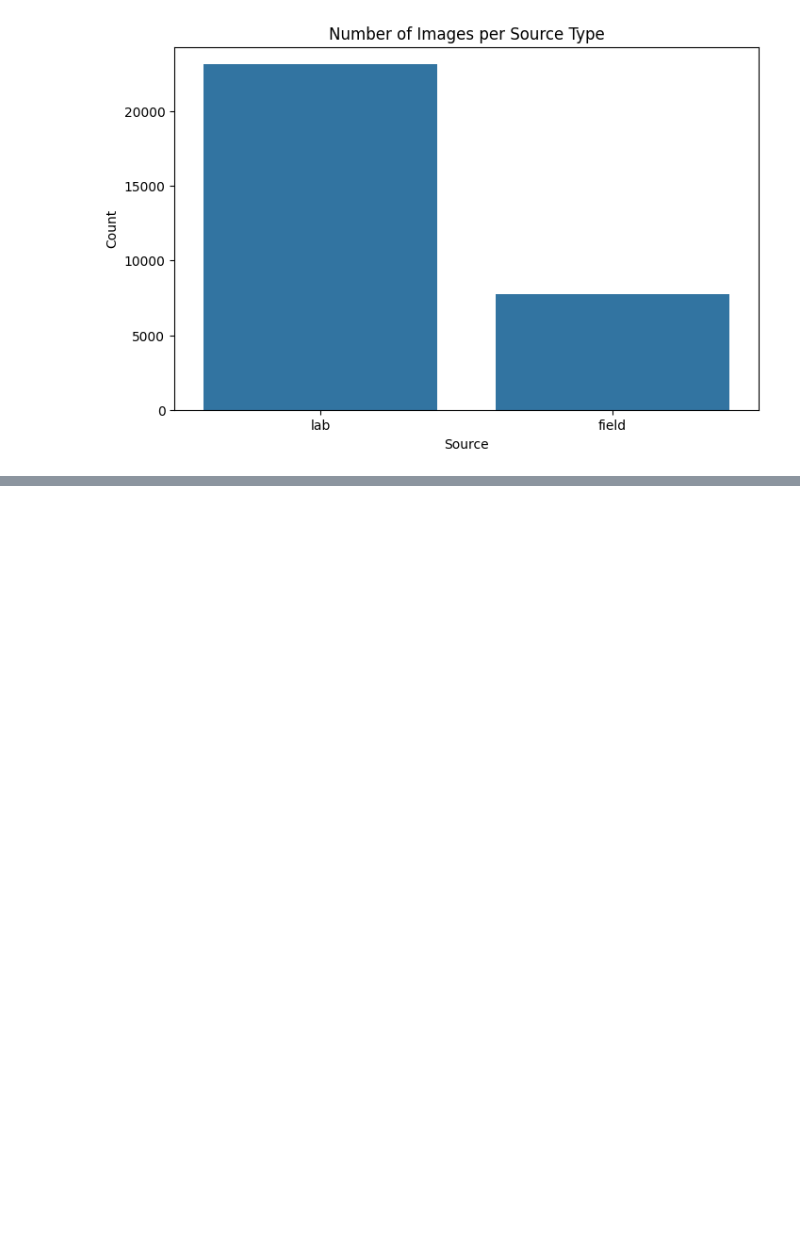
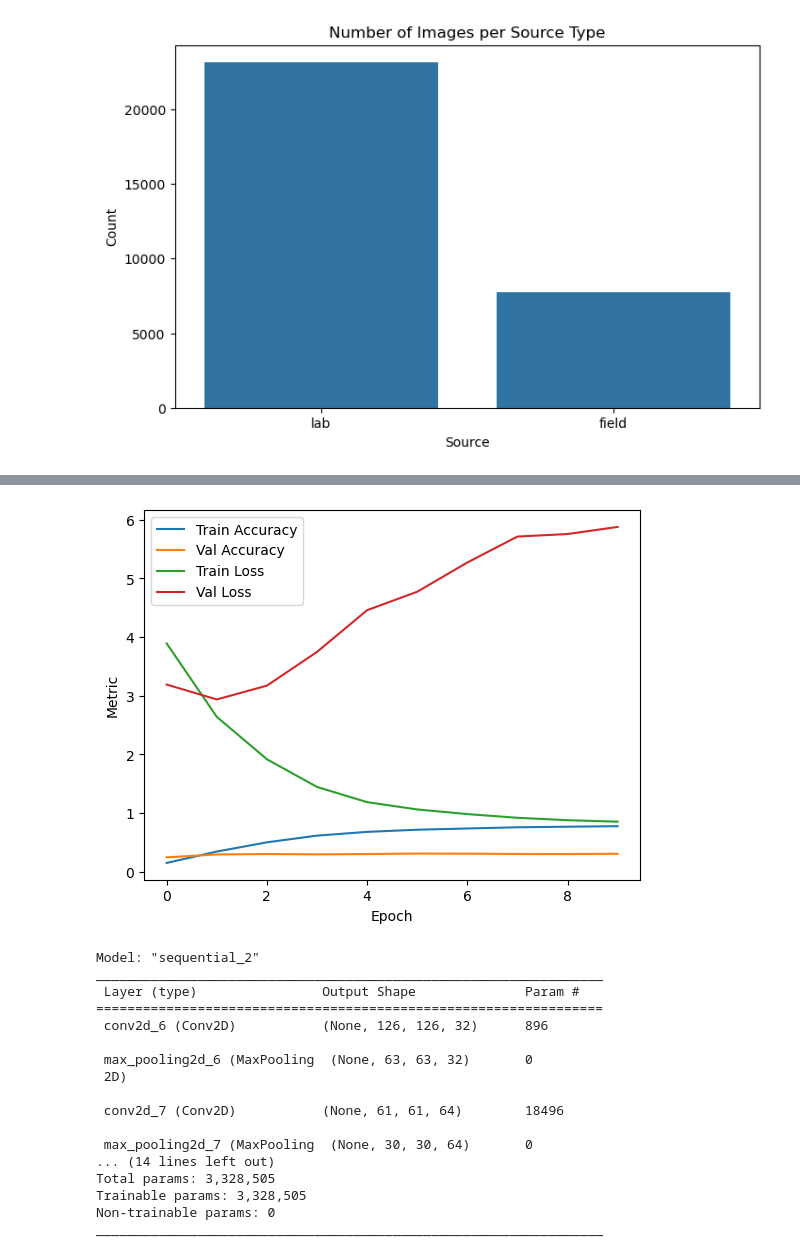
Before and after one commit to CharlieBoye8/boye_leafID, a Jupyter notebook: EDA.ipynb, the cells around one changed output, grey strips where cells are left out. Drawn from its saved outputs; the diff is of its cells as text; code cells hidden in the pictures; blank space fills up the shorter version.

```diff
--- a/EDA.ipynb
+++ b/EDA.ipynb
@@ -55,0 +178,29 @@ plt.show()
+# %%
+plt.plot(history.history['accuracy'], label='Train Accuracy')
+plt.plot(history.history['val_accuracy'], label='Val Accuracy')
+plt.plot(history.history['loss'], label='Train Loss')
+plt.plot(history.history['val_loss'], label='Val Loss')
+plt.xlabel('Epoch')
+plt.ylabel('Metric')
+plt.legend()
+plt.show()
+# model.summary()
+# %% [output]
+[figure, added]
+Model: "sequential_2"
+_________________________________________________________________
+ Layer (type)                Output Shape              Param #
+=================================================================
+ conv2d_6 (Conv2D)           (None, 126, 126, 32)      896
+
+ max_pooling2d_6 (MaxPooling  (None, 63, 63, 32)       0
+ 2D)
+
+ conv2d_7 (Conv2D)           (None, 61, 61, 64)        18496
+
+ max_pooling2d_7 (MaxPooling  (None, 30, 30, 64)       0
+... (14 lines left out)
+Total params: 3,328,505
+Trainable params: 3,328,505
+Non-trainable params: 0
+_________________________________________________________________
```
Also changed, not shown: parts of 10 cells of this notebook.
